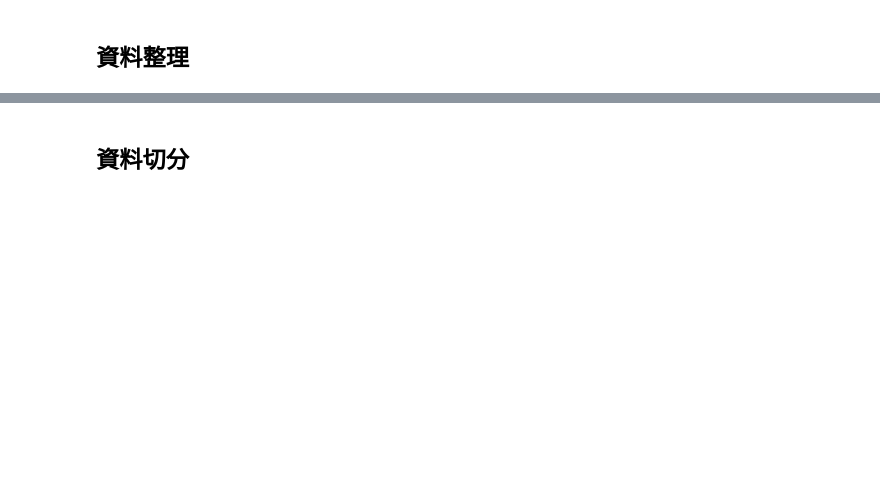
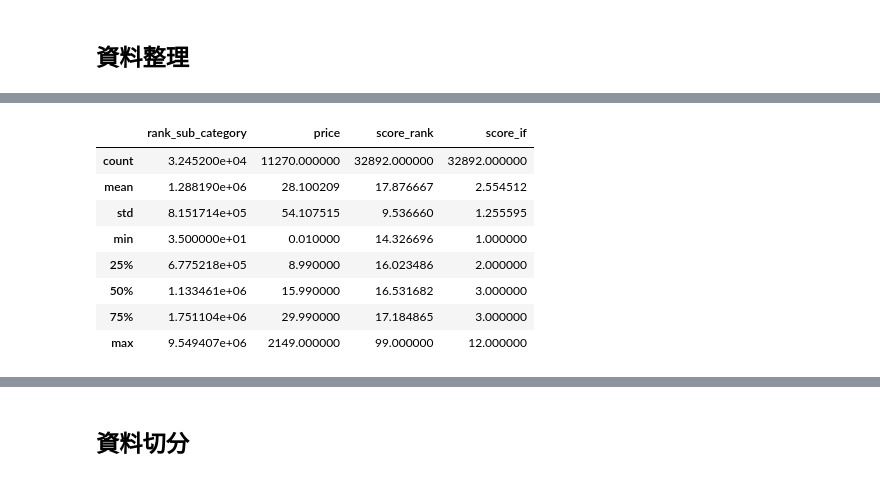
Before and after one commit to pearlpeiwenhuang/data-course-sample, a Jupyter notebook: content-based.ipynb, the cells around one changed output, grey strips where cells are left out. Cells and saved outputs as stored; diff of their text form; code cells hidden in the pictures; blank space fills up the shorter version.

```diff
--- a/content-based.ipynb
+++ b/content-based.ipynb
@@ -217,0 +259,12 @@ ratings_metadata.describe()
+# %%
+metadata_pd.describe()
+# %% [output]
+|  | rank_sub_category | price | score_rank | score_if |
+| count | 3.245200e+04 | 11270.000000 | 32892.000000 | 32892.000000 |
+| mean | 1.288190e+06 | 28.100209 | 17.876667 | 2.554512 |
+| std | 8.151714e+05 | 54.107515 | 9.536660 | 1.255595 |
+| min | 3.500000e+01 | 0.010000 | 14.326696 | 1.000000 |
+| 25% | 6.775218e+05 | 8.990000 | 16.023486 | 2.000000 |
+| 50% | 1.133461e+06 | 15.990000 | 16.531682 | 3.000000 |
+| 75% | 1.751104e+06 | 29.990000 | 17.184865 | 3.000000 |
+| max | 9.549407e+06 | 2149.000000 | 99.000000 | 12.000000 |
```
Also changed, not shown: parts of 50 cells of this notebook.
